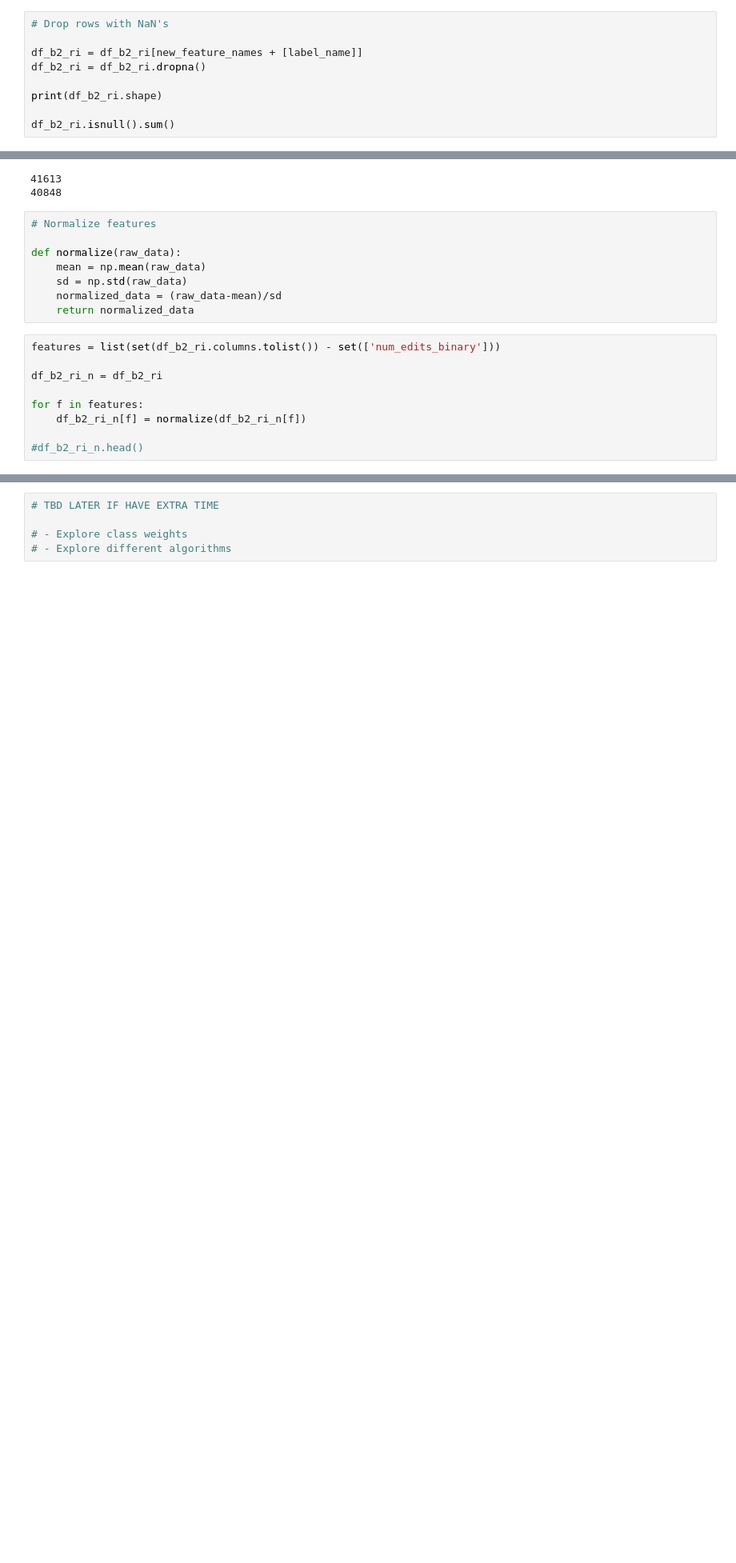
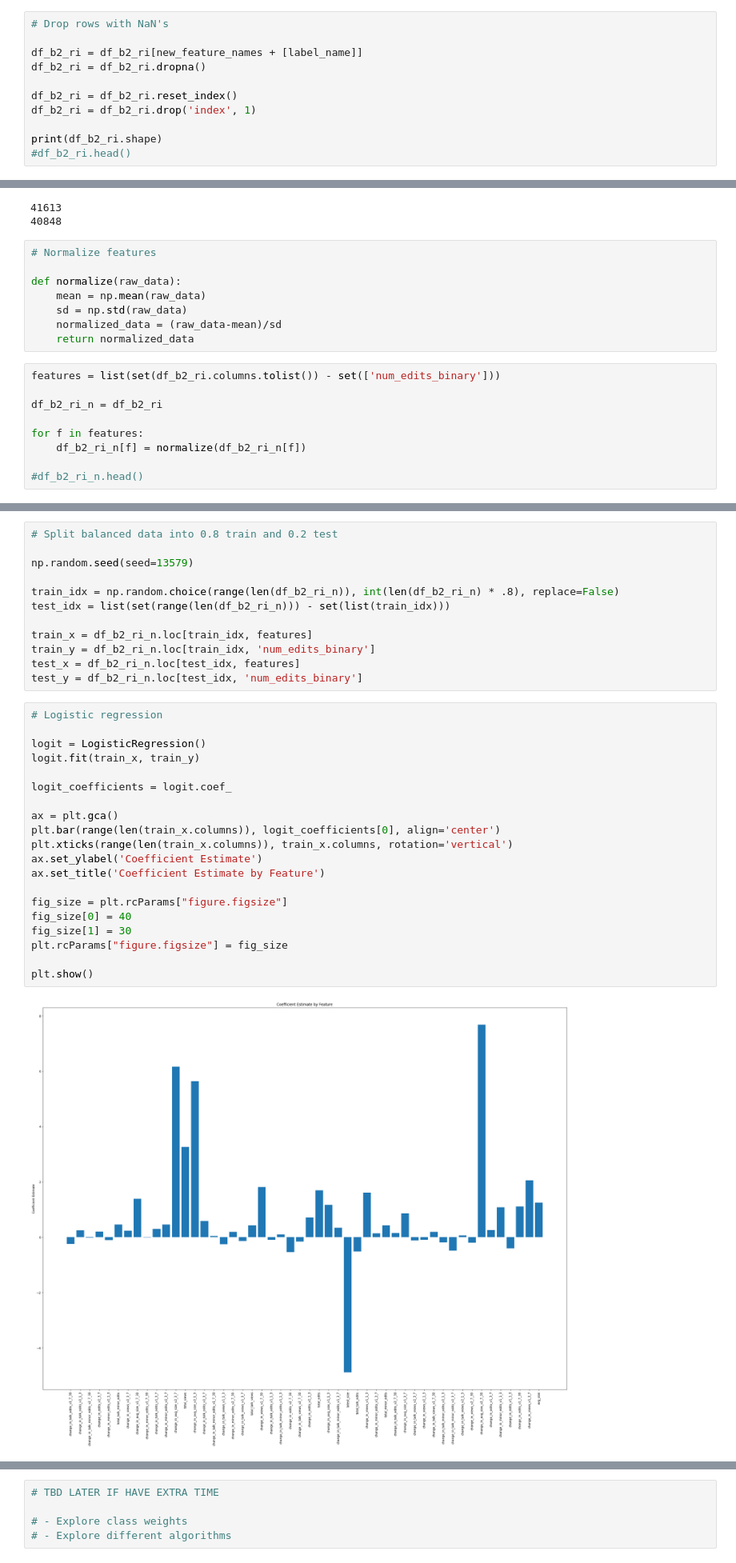
Before and after one commit to FajneFarita/Looking-for-a-Needle-in-a-Haystack-Predicting-Wikipedia-Edits, a Jupyter notebook: data/final/fall-2017-info-251-final-project-analysis-nnu.ipynb, the cells around one changed output, grey strips where cells are left out. Shown at 80% size. Cells and saved outputs as stored; diff of their text form; blank space fills up the shorter version.

```diff
--- a/data/final/fall-2017-info-251-final-project-analysis-nnu.ipynb
+++ b/data/final/fall-2017-info-251-final-project-analysis-nnu.ipynb
@@ -508,8 +520,10 @@ label_name = "num_edits_binary"
 df_b2_ri = df_b2_ri[new_feature_names + [label_name]]
 df_b2_ri = df_b2_ri.dropna()
 
+df_b2_ri = df_b2_ri.reset_index()
+df_b2_ri = df_b2_ri.drop('index', 1)
+
 print(df_b2_ri.shape)
-
-df_b2_ri.isnull().sum()
+#df_b2_ri.head()
 # %% [output]
 (82461, 51)
@@ -814,0 +951,34 @@ Test ROC AUC is: 0.782535889597
+# %%
+# Split balanced data into 0.8 train and 0.2 test
+
+np.random.seed(seed=13579)
+
+train_idx = np.random.choice(range(len(df_b2_ri_n)), int(len(df_b2_ri_n) * .8), replace=False)
+test_idx = list(set(range(len(df_b2_ri_n))) - set(list(train_idx)))
+
+train_x = df_b2_ri_n.loc[train_idx, features]
+train_y = df_b2_ri_n.loc[train_idx, 'num_edits_binary']
+test_x = df_b2_ri_n.loc[test_idx, features]
+test_y = df_b2_ri_n.loc[test_idx, 'num_edits_binary']
+# %%
+# Logistic regression
+
+logit = LogisticRegression()
+logit.fit(train_x, train_y)
+
+logit_coefficients = logit.coef_
+
+ax = plt.gca()
+plt.bar(range(len(train_x.columns)), logit_coefficients[0], align='center')
+plt.xticks(range(len(train_x.columns)), train_x.columns, rotation='vertical')
+ax.set_ylabel('Coefficient Estimate')
+ax.set_title('Coefficient Estimate by Feature')
+
+fig_size = plt.rcParams["figure.figsize"]
+fig_size[0] = 40
+fig_size[1] = 30
+plt.rcParams["figure.figsize"] = fig_size
+
+plt.show()
+# %% [output]
+[figure, added]
```
Also changed, not shown: parts of 30 cells of this notebook, 2 other files.
